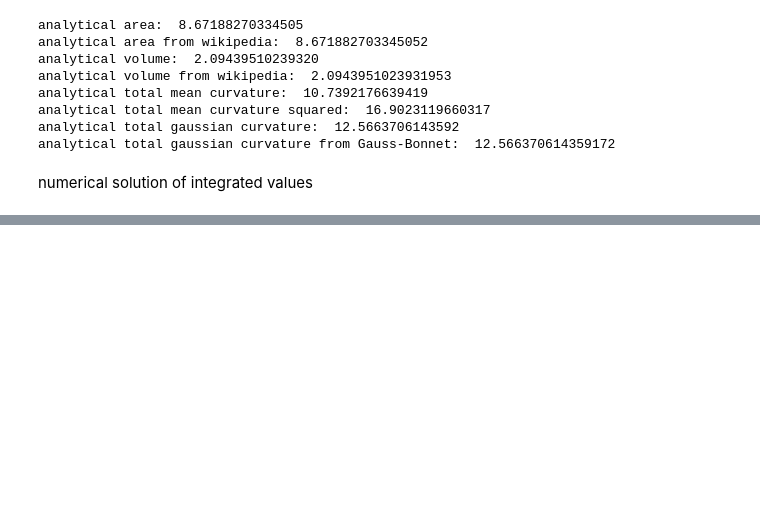
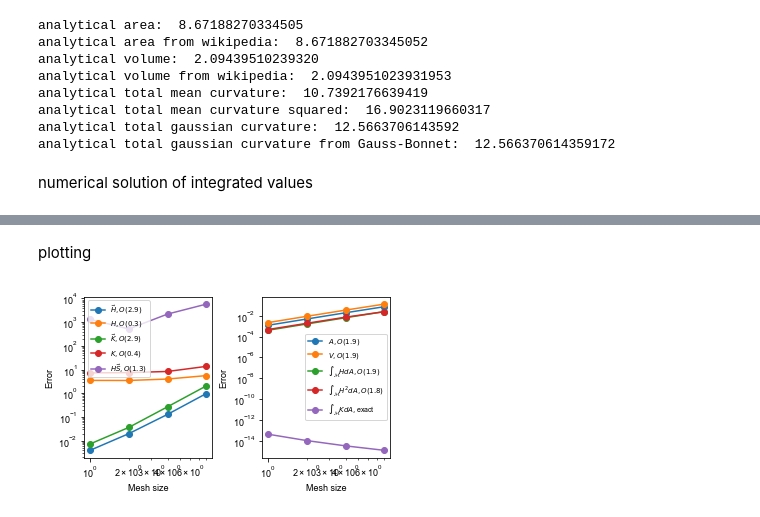
Before and after one commit to RangamaniLabUCSD/2020-Mem3DG-Applications, a Jupyter notebook: run/validation/spatial_convergence/homo/ellipse/ellipse.ipynb, the cells around one changed output, grey strips where cells are left out. Saved outputs shown, nothing was run; the diff lists cells and outputs as text; code cells hidden in the pictures; blank space fills up the shorter version.

```diff
--- a/run/validation/spatial_convergence/homo/ellipse/ellipse.ipynb
+++ b/run/validation/spatial_convergence/homo/ellipse/ellipse.ipynb
@@ -580,0 +539,76 @@ analytical total gaussian curvature squared:  12.566370614359037
+# %% [markdown]
+plotting
+# %%
+fig, axs = plt.subplots(1, 2)
+fig.set_size_inches(5, 3)
+
+ax = axs[0]
+ax.set_xlabel("Mesh size")
+ax.set_ylabel("Error")
+x = pointwiseLengthScale
+error = H_vec_error
+popt, pcov = curve_fit(myExpFunc, x, error)
+ax.loglog(x, error,
+          '-o', label="$\\vec{H}, $"+"$O({{{order: .1f}}})$".format(order=popt[1]))
+
+error = H_scalar_error
+popt, pcov = curve_fit(myExpFunc, x, error)
+ax.loglog(x, error,
+          '-o', label="$H, O({{{order: .1f}}})$".format(order=popt[1]))
+
+error = K_vec_error
+popt, pcov = curve_fit(myExpFunc, x, error)
+ax.loglog(x, error,
+          '-o', label="$\\vec{K}, $"+"$O({{{order: .1f}}})$".format(order=popt[1]))
+
+error = K_scalar_error
+popt, pcov = curve_fit(myExpFunc, x, error)
+ax.loglog(x, error,
+          '-o', label="$K, O({{{order: .1f}}})$".format(order=popt[1]))
+
+error = laplacianH_schlafli_error
+popt, pcov = curve_fit(myExpFunc, x, error)
+ax.loglog(x, error,
+          '-o', label="$H \\vec{S}, $"+"$O({{{order: .1f}}})$".format(order=popt[1]))
+
+# error = laplacianH_cotan_error
+# popt, pcov = curve_fit(myExpFunc, x, error)
+# ax.loglog(x, error,
+#           '-o', label="$\\Delta H, O({{{order: .1f}}})$".format(order=popt[1]))
+
+ax.legend()
+
+x = integratedLengthScale
+ax = axs[1]
+ax.set_xlabel("Mesh size")
+ax.set_ylabel("Error")
+error = abs(area_num - area)/abs(area)
+popt, pcov = curve_fit(myExpFunc, x, error)
+ax.loglog(x, error,
+          '-o', label="$A, O({{{order: .1f}}})$".format(order=popt[1]))
+error = abs(volume_num - volume)/abs(volume)
+popt, pcov = curve_fit(myExpFunc, x, error)
+ax.loglog(x, error,
+          '-o', label="$V, O({{{order: .1f}}})$".format(order=popt[1]))
+error = abs(totalMeanCurvature_num - totalMeanCurvature) / \
+    abs(totalMeanCurvature)
+popt, pcov = curve_fit(myExpFunc, x, error)
+ax.loglog(x, error,
+          '-o', label="$\int_{\mathcal{M}} H dA, $" + "$O({{{order: .1f}}})$".format(order=popt[1]))
+error = abs(totalMeanCurvatureSquared_num -
+            totalMeanCurvatureSquared)/abs(totalMeanCurvatureSquared)
+popt, pcov = curve_fit(myExpFunc, x, error)
+ax.loglog(x, error,
+          '-o', label="$\int_{\mathcal{M}} H^2 dA, $" +"$O({{{order: .1f}}})$".format(order=popt[1]))
+error = abs(totalGaussianCurvature_num - totalGaussianCurvature) / \
+    abs(totalGaussianCurvature)
+popt, pcov = curve_fit(myExpFunc, x, error)
+ax.loglog(x, error,
+          '-o', label="$\int_{\mathcal{M}} K dA, $" + "exact".format(order=popt[1]))
+
+ax.legend()
+plt.tight_layout()
+plt.savefig("convergence.pdf", transparent=True)
+plt.show()
+# %% [output]
+[figure, added]
```
Also changed, not shown: parts of 5 cells of this notebook, 8 other files.
